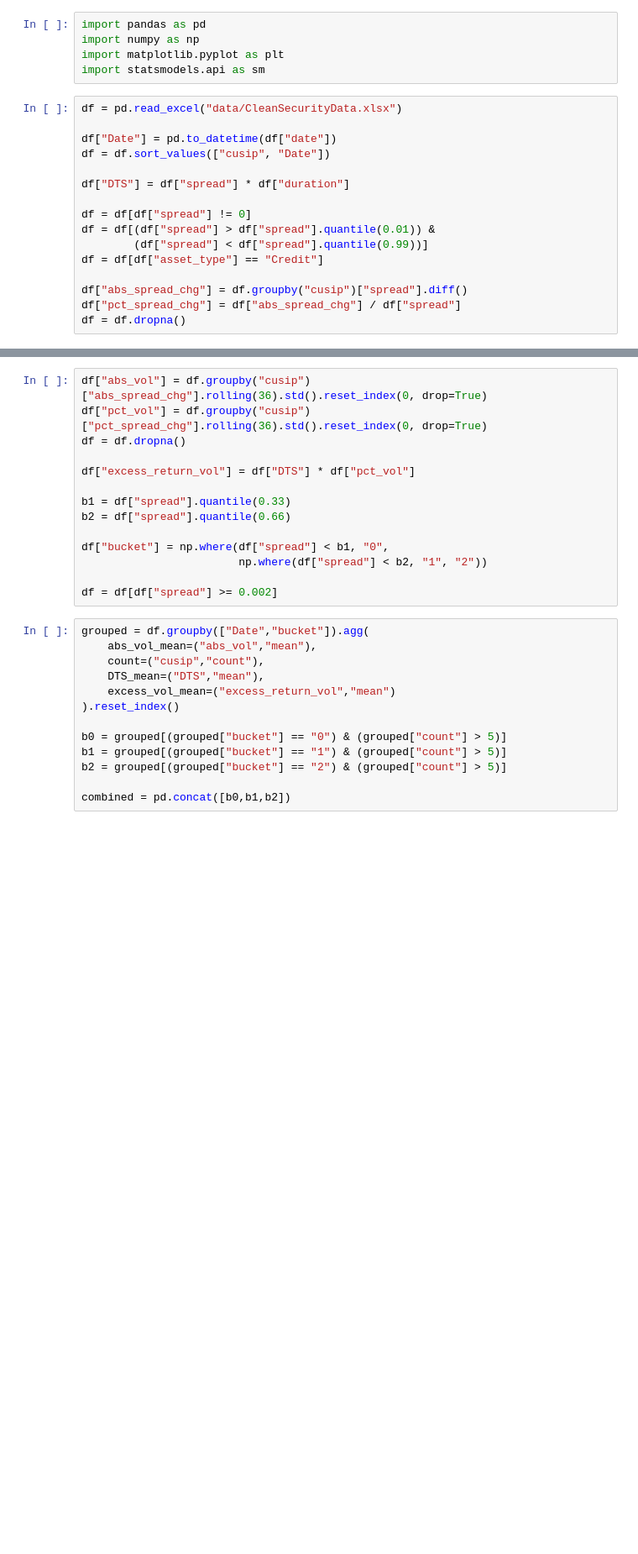
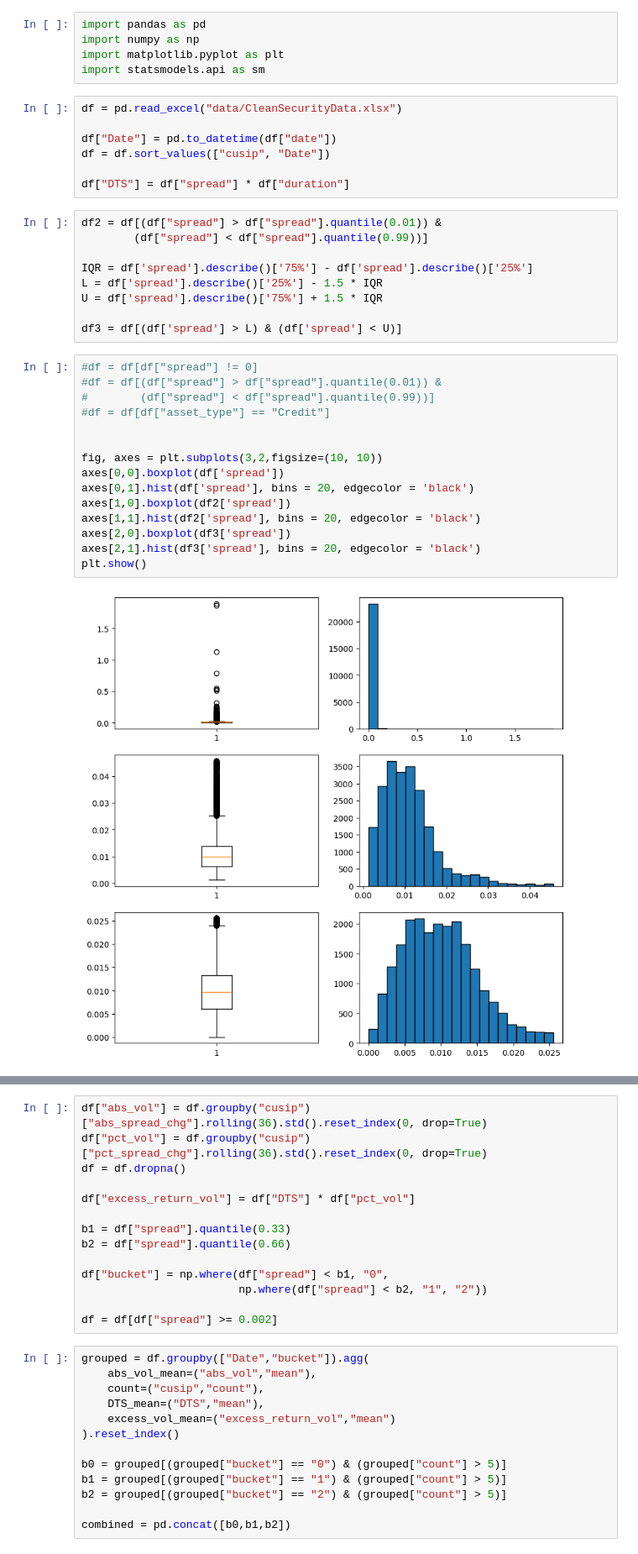
Before and after one commit to jlopes3/MF772_Project, a Jupyter notebook: DTS.ipynb, the cells around one changed output, grey strips where cells are left out. Shown at 84% size. Cells and saved outputs as stored; diff of their text form; blank space fills up the shorter version.

```diff
--- a/DTS.ipynb
+++ b/DTS.ipynb
@@ -10,12 +10,29 @@ df["Date"] = pd.to_datetime(df["date"])
 df = df.sort_values(["cusip", "Date"])
 
 df["DTS"] = df["spread"] * df["duration"]
-
-df = df[df["spread"] != 0]
-df = df[(df["spread"] > df["spread"].quantile(0.01)) &
-        (df["spread"] < df["spread"].quantile(0.99))]
-df = df[df["asset_type"] == "Credit"]
-
-df["abs_spread_chg"] = df.groupby("cusip")["spread"].diff()
-df["pct_spread_chg"] = df["abs_spread_chg"] / df["spread"]
-df = df.dropna()
+# %%
+df2 = df[(df["spread"] > df["spread"].quantile(0.01)) &
+        (df["spread"] < df["spread"].quantile(0.99))]
+
+IQR = df['spread'].describe()['75%'] - df['spread'].describe()['25%']
+L = df['spread'].describe()['25%'] - 1.5 * IQR
+U = df['spread'].describe()['75%'] + 1.5 * IQR
+
+df3 = df[(df['spread'] > L) & (df['spread'] < U)]
+# %%
+#df = df[df["spread"] != 0]
+#df = df[(df["spread"] > df["spread"].quantile(0.01)) &
+#        (df["spread"] < df["spread"].quantile(0.99))]
+#df = df[df["asset_type"] == "Credit"]
+
+
+fig, axes = plt.subplots(3,2,figsize=(10, 10))
+axes[0,0].boxplot(df['spread'])
+axes[0,1].hist(df['spread'], bins = 20, edgecolor = 'black')
+axes[1,0].boxplot(df2['spread'])
+axes[1,1].hist(df2['spread'], bins = 20, edgecolor = 'black')
+axes[2,0].boxplot(df3['spread'])
+axes[2,1].hist(df3['spread'], bins = 20, edgecolor = 'black')
+plt.show()
+# %% [output]
+[figure, added]
```
Also changed, not shown: parts of 9 cells of this notebook.
